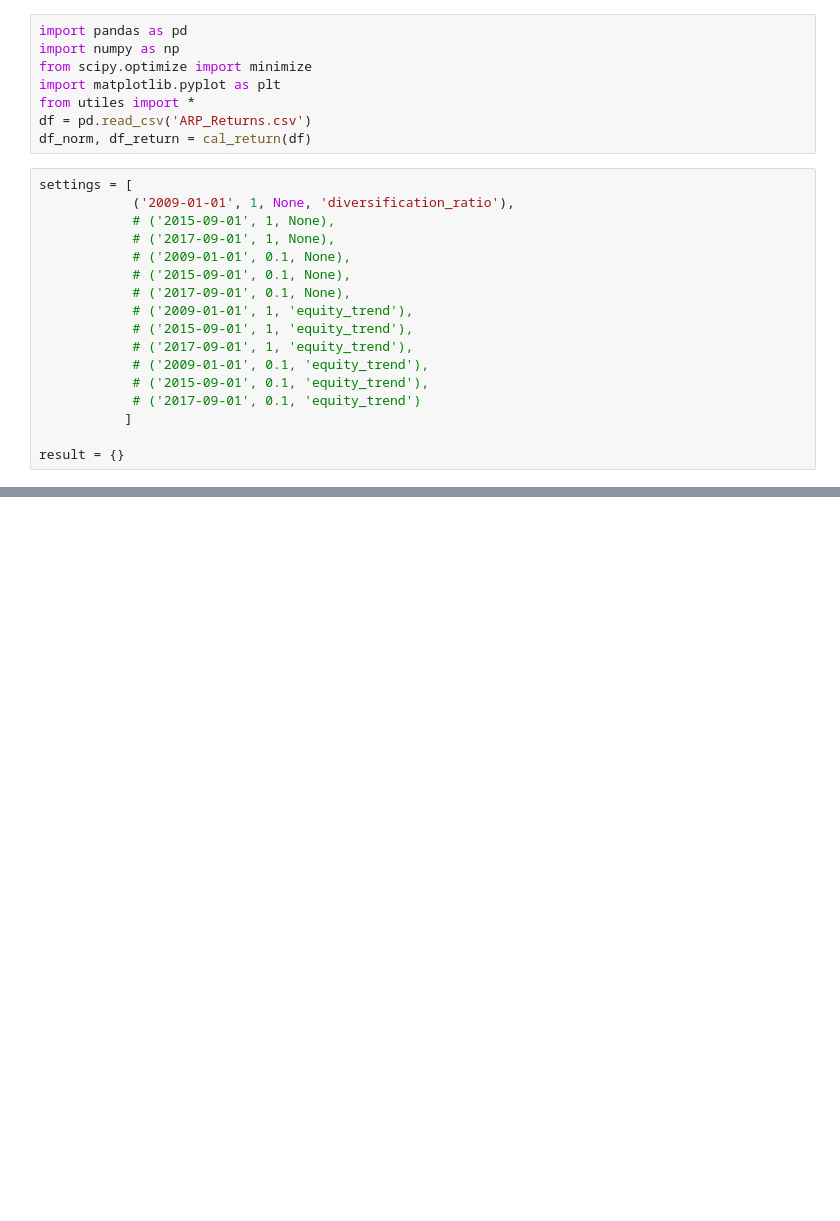
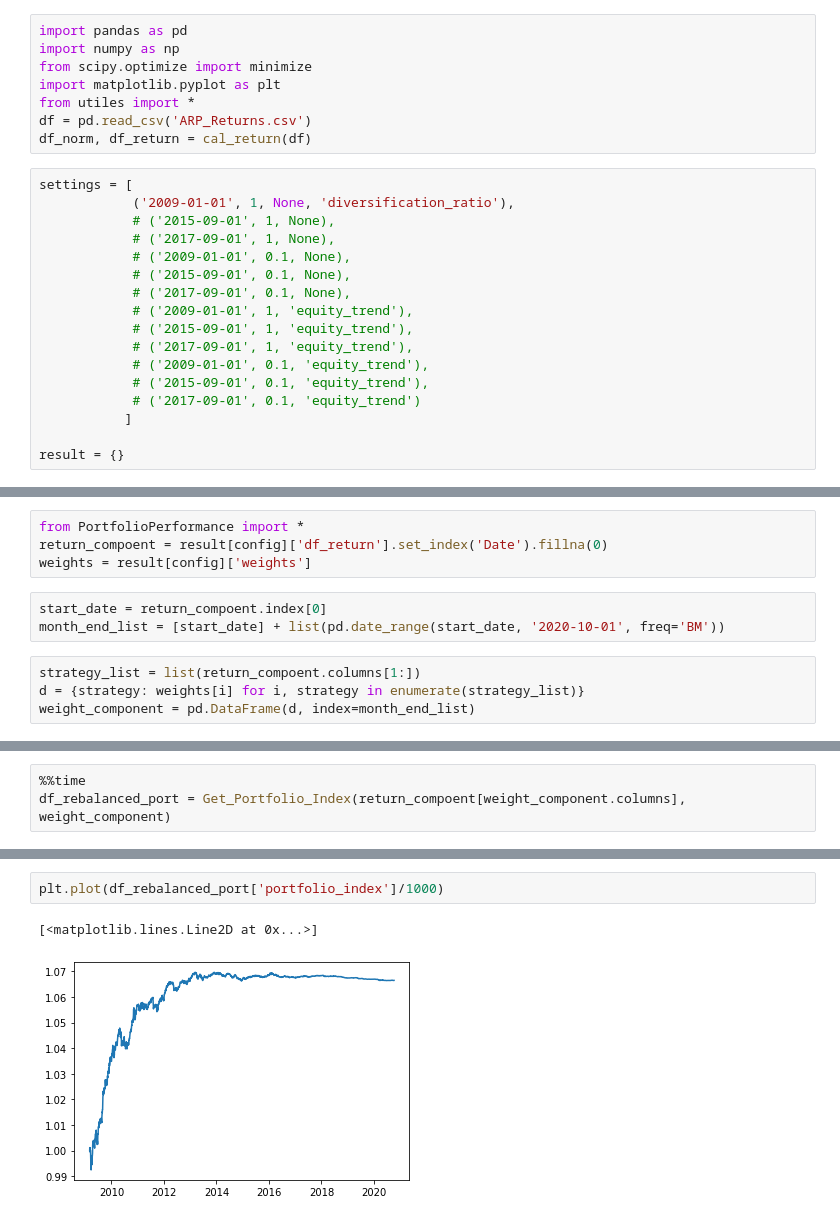
Before and after one commit to shenyifan17/combine_strategies, a Jupyter notebook: optimise.ipynb, the cells around one changed output, grey strips where cells are left out. Cells and saved outputs as stored; diff of their text form; blank space fills up the shorter version.

```diff
--- a/optimise.ipynb
+++ b/optimise.ipynb
@@ -68,0 +43,11 @@ array([ 1.76104235,  8.86988439, 10.02841733,  0.26106946,  3.37448112,
+# %%
+from PortfolioPerformance import *
+return_compoent = result[config]['df_return'].set_index('Date').fillna(0)
+weights = result[config]['weights']
+# %%
+start_date = return_compoent.index[0]
+month_end_list = [start_date] + list(pd.date_range(start_date, '2020-10-01', freq='BM'))
+# %%
+strategy_list = list(return_compoent.columns[1:])
+d = {strategy: weights[i] for i, strategy in enumerate(strategy_list)}
+weight_component = pd.DataFrame(d, index=month_end_list)
@@ -68,0 +74,3 @@ array([ 1.76104235,  8.86988439, 10.02841733,  0.26106946,  3.37448112,
+# %%
+%%time
+df_rebalanced_port = Get_Portfolio_Index(return_compoent[weight_component.columns], weight_component)
@@ -68,0 +95,5 @@ array([ 1.76104235,  8.86988439, 10.02841733,  0.26106946,  3.37448112,
+# %%
+plt.plot(df_rebalanced_port['portfolio_index']/1000)
+# %% [output]
+[<matplotlib.lines.Line2D at 0x...>]
+[figure, added]
```
Also changed, not shown: parts of 10 cells of this notebook, 1 other file.
